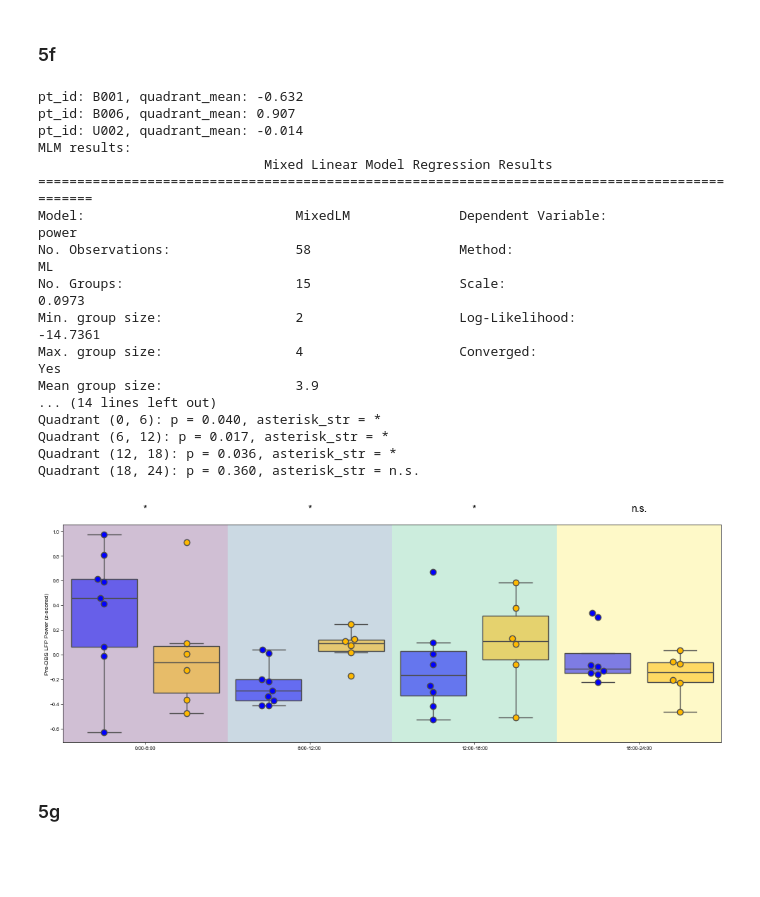
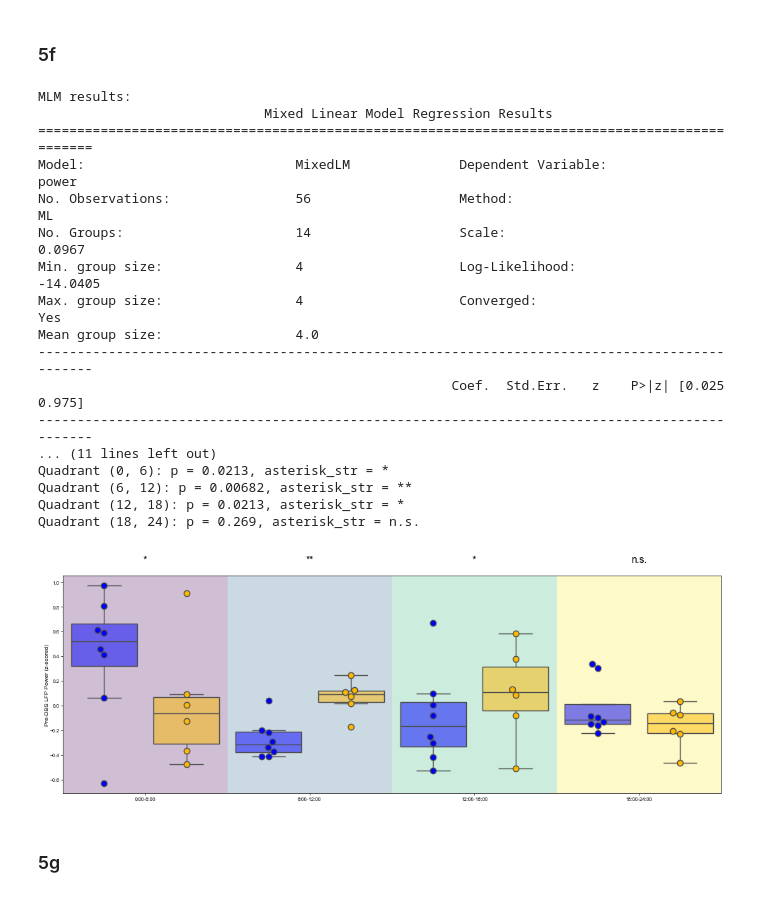
Before and after one commit to ProvenzaLab/PerceptPredictability, a Jupyter notebook: process_data.ipynb, the cells around one changed output. Cells and saved outputs as stored; diff of their text form; code cells hidden in the pictures; blank space fills up the shorter version.

```diff
--- a/process_data.ipynb
+++ b/process_data.ipynb
@@ -761,3 +768,10 @@ pooled_df
 | 0 | Responder | 183 | 1685 | 219.169676 | 20.501923 | 7.206719e-53 | (0.27875459833508864, 0.338047715... | 1.662765 | ... |
 | 1 | Non-Responder | 115 | 1641 | 131.902029 | -1.828591 | 6.972010e-02 | (-0.08751144562200319, 0.00343731... | -0.170333 | ... |
 | 2 | Unknown | 30 | 327 | 36.302438 | 4.811175 | 2.625573e-05 | (0.10263242607605093, 0.252138818... | 0.820287 | ... |
+# %%
+avg_r2s = []
+for pt_id, pt_df in df.groupby('pt_id', sort=False):
+    avg_r2 = pt_df.dropna(subset=['lfp_left_OvER_interpolate_R2']).groupby('days_since_dbs').first()['lfp_left_OvER_interpolate_R2'].mean()
+    if not np.isnan(avg_r2):
+        avg_r2s.append(avg_r2)
+print(f'Average R^2 across all patients: {np.mean(avg_r2s):.3f} ± {np.std(avg_r2s):.3f}')
@@ -1877,13 +1893,9 @@ for quadrant in quadrants:
         pt_feature_dict.setdefault(pt_id, {'response_status': response_status})
         pt_feature_dict[pt_id][quadrant] = quadrant_mean
 
-        if quadrant == (0, 6) and response_status == 'Responder' and quadrant_mean < 0:
-            print(f'pt_id: {pt_id}, quadrant_mean: {quadrant_mean:.3f}')
-        if quadrant == (0, 6) and response_status == 'Non-Responder' and quadrant_mean > 0.4:
-            print(f'pt_id: {pt_id}, quadrant_mean: {quadrant_mean:.3f}')
-
 pt_feature_df = pd.DataFrame.from_dict(pt_feature_dict, orient='index')
 pt_feature_df = pt_feature_df.rename(columns=dict(zip(quadrants, quadrant_labels)))
+pt_feature_df.dropna(subset=quadrant_labels, inplace=True, how='any')
 
 quadrant_power_dict = {
     quadrant: {
@@ -1922,47 +1934,48 @@ for i, quadrant in enumerate(quadrants):
     if quadrant == (18, 0): quadrant = (18, 24)
     pval = interaction_terms.loc[interaction_terms['time_bins'] == quadrant, 'pvalue'].values
     if len(pval) > 0:
         asterisk_str = get_asterisk_str(pval[0])
-        print(f'Quadrant {quadrant}: p = {pval[0]:.3f}, asterisk_str = {asterisk_str}')
+        print(f'Quadrant {quadrant}: p = {pval[0]:.3g}, asterisk_str = {asterisk_str}')
     else:
         asterisk_str = 'n/a'
     x_pos = i * 2 + 0.5
     ax.text(x_pos, ax.get_ylim()[1], asterisk_str, ha='center', va='bottom', transform=ax.get_xaxis_transform())
 
 ylim = ax.get_ylim()
 sample_points = np.linspace(0, 1, 4)
 colors_in_colormap_order = [mcolors.to_hex(viridis(p)) for p in sample_points]
 for i, (start, end) in enumerate(quadrants):
     color = colors_in_colormap_order[i]
     ax.fill_betweenx(ylim, i*2-.5, i*2+1.5, color=color, alpha=0.25, ec=None, zorder=0)
 
 ax.set(
     xticks=[0.5, 2.5, 4.5, 6.5],
     xticklabels=quadrant_labels,
     ylabel='Pre-DBS LFP Power (z-scored)',
     ylim=ylim
 )
 
+fig.savefig('figures/5f.svg', bbox_inches='tight', pad_inches=0)
 plt.show()
 # %% [output]
-pt_id: B001, quadrant_mean: -0.632
-pt_id: B006, quadrant_mean: 0.907
-pt_id: U002, quadrant_mean: -0.014
 MLM results:
                              Mixed Linear Model Regression Results
 ===============================================================================================
 Model:                           MixedLM              Dependent Variable:              power
-No. Observations:                58                   Method:                          ML
-No. Groups:                      15                   Scale:                           0.0973
-Min. group size:                 2                    Log-Likelihood:                  -14.7361
+No. Observations:                56                   Method:                          ML
+No. Groups:                      14                   Scale:                           0.0967
+Min. group size:                 4                    Log-Likelihood:                  -14.0405
 Max. group size:                 4                    Converged:                       Yes
-Mean group size:                 3.9
-... (14 lines left out)
-Quadrant (0, 6): p = 0.040, asterisk_str = *
-Quadrant (6, 12): p = 0.017, asterisk_str = *
-Quadrant (12, 18): p = 0.036, asterisk_str = *
-Quadrant (18, 24): p = 0.360, asterisk_str = n.s.
+Mean group size:                 4.0
+-----------------------------------------------------------------------------------------------
+                                                     Coef.  Std.Err.   z    P>|z| [0.025 0.975]
+-----------------------------------------------------------------------------------------------
+... (11 lines left out)
+Quadrant (0, 6): p = 0.0213, asterisk_str = *
+Quadrant (6, 12): p = 0.00682, asterisk_str = **
+Quadrant (12, 18): p = 0.0213, asterisk_str = *
+Quadrant (18, 24): p = 0.269, asterisk_str = n.s.
-[figure, old version]
+[figure, new version]
 # %% [markdown]
 ### 5g
 # %%
```
Also changed, not shown: parts of 4 cells of this notebook.
